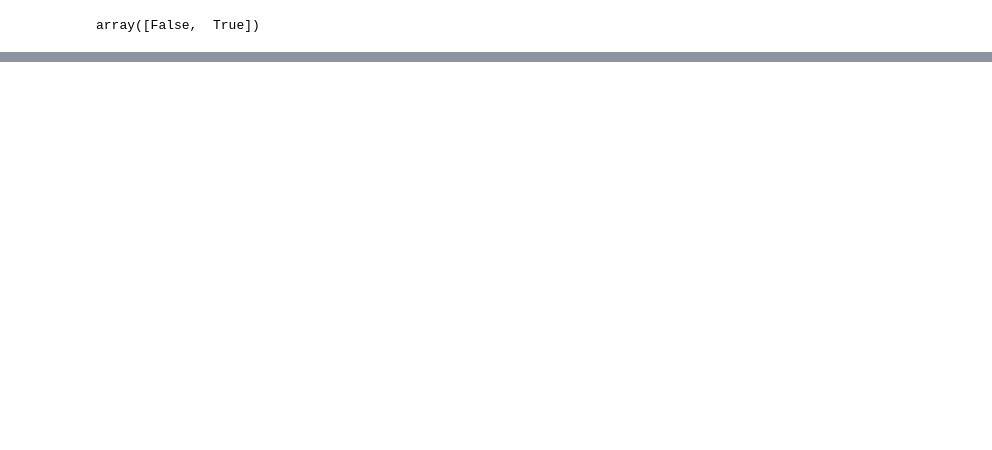
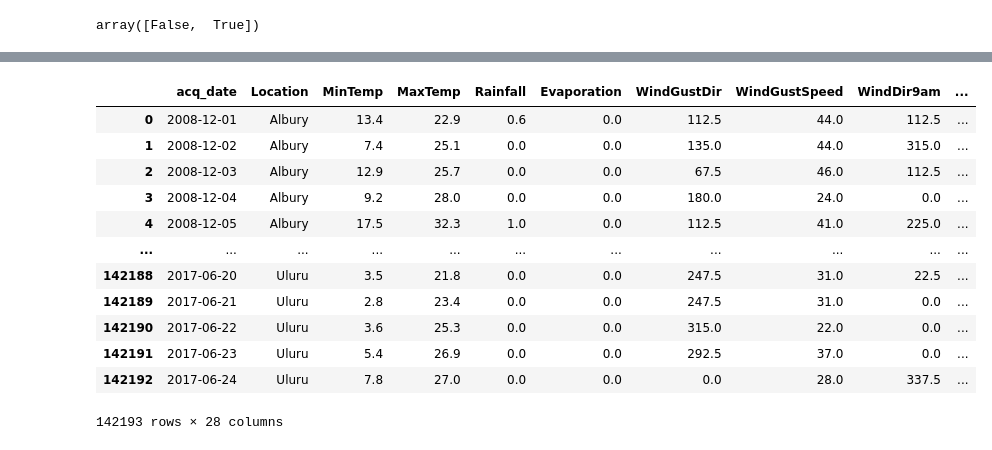
Before and after one commit to johannas/AustralienFiresFromSpace_Schoeggl_Vorauer, a Jupyter notebook: Notebooks/WeatherCleaning.ipynb, the cells around one changed output, grey strips where cells are left out. Cells and saved outputs as stored; diff of their text form; code cells hidden in the pictures; blank space fills up the shorter version.

```diff
--- a/Notebooks/WeatherCleaning.ipynb
+++ b/Notebooks/WeatherCleaning.ipynb
@@ -474,3 +486,19 @@ dtypes: bool(2), datetime64[ns](1), float64(17), int32(3), object(5)
 memory usage: 26.9+ MB
+# %%
+weather
+# %% [output]
+|  | acq_date | Location | MinTemp | MaxTemp | Rainfall | Evaporation | WindGustDir | WindGustSpeed | WindDir9am | ... |
+| 0 | 2008-12-01 | Albury | 13.4 | 22.9 | 0.6 | 0.0 | 112.5 | 44.0 | 112.5 | ... |
+| 1 | 2008-12-02 | Albury | 7.4 | 25.1 | 0.0 | 0.0 | 135.0 | 44.0 | 315.0 | ... |
+| 2 | 2008-12-03 | Albury | 12.9 | 25.7 | 0.0 | 0.0 | 67.5 | 46.0 | 112.5 | ... |
+| 3 | 2008-12-04 | Albury | 9.2 | 28.0 | 0.0 | 0.0 | 180.0 | 24.0 | 0.0 | ... |
+| 4 | 2008-12-05 | Albury | 17.5 | 32.3 | 1.0 | 0.0 | 112.5 | 41.0 | 225.0 | ... |
+| ... | ... | ... | ... | ... | ... | ... | ... | ... | ... | ... |
+| 142188 | 2017-06-20 | Uluru | 3.5 | 21.8 | 0.0 | 0.0 | 247.5 | 31.0 | 22.5 | ... |
+| 142189 | 2017-06-21 | Uluru | 2.8 | 23.4 | 0.0 | 0.0 | 247.5 | 31.0 | 0.0 | ... |
+| 142190 | 2017-06-22 | Uluru | 3.6 | 25.3 | 0.0 | 0.0 | 315.0 | 22.0 | 0.0 | ... |
+| 142191 | 2017-06-23 | Uluru | 5.4 | 26.9 | 0.0 | 0.0 | 292.5 | 37.0 | 0.0 | ... |
+| 142192 | 2017-06-24 | Uluru | 7.8 | 27.0 | 0.0 | 0.0 | 0.0 | 28.0 | 337.5 | ... |
+142193 rows × 28 columns
 # %%
 weather.to_csv(r'..\Data\Clean\cweather.csv', index=False)
```
Also changed, not shown: parts of 12 cells of this notebook, 2 other files.
